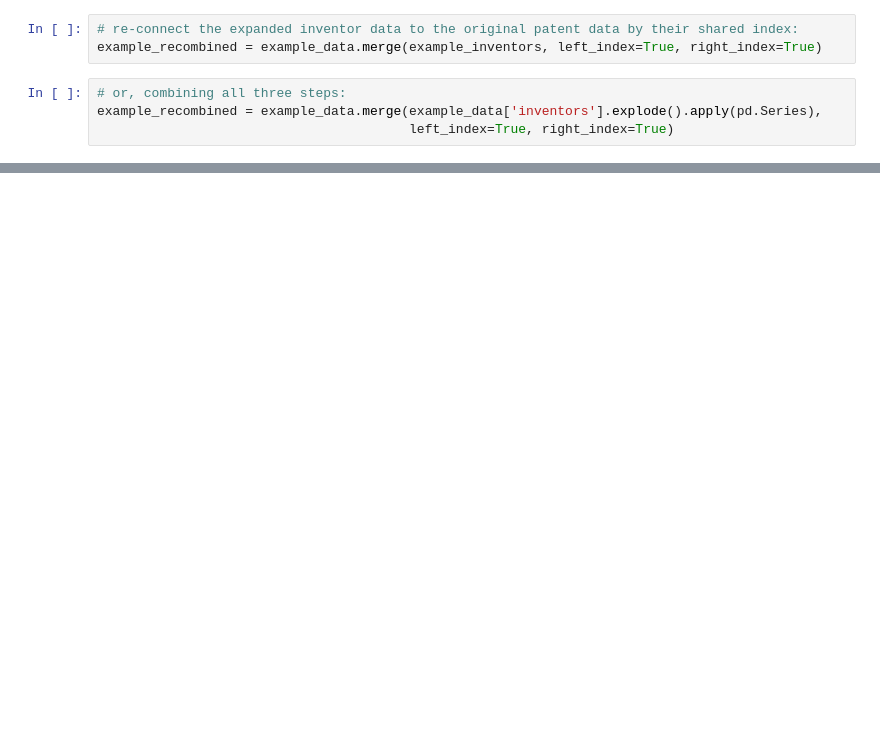
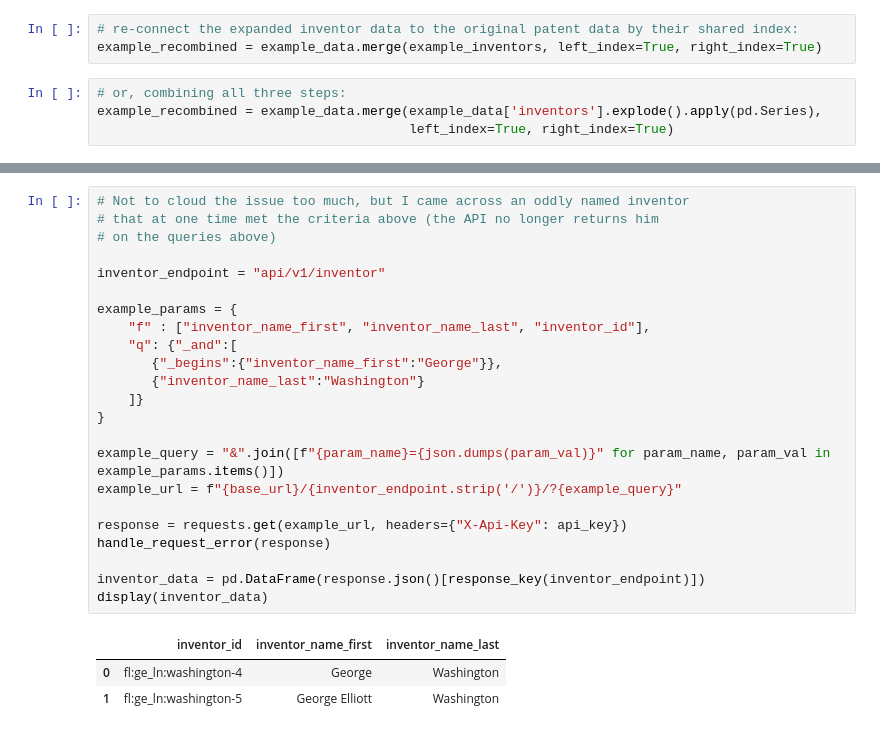
Before and after one commit to mustberuss/PatentsView-Code-Snippets, a Jupyter notebook: 07_PatentSearch_API_demo/PV PatentSearch API tutorial.ipynb, the cells around one changed output, grey strips where cells are left out. Cells and saved outputs as stored; diff of their text form; blank space fills up the shorter version.

```diff
--- a/07_PatentSearch_API_demo/PV PatentSearch API tutorial.ipynb
+++ b/07_PatentSearch_API_demo/PV PatentSearch API tutorial.ipynb
@@ -348,0 +450,27 @@ which would return only patents with one of those two `inventor_id`s among their
+# %%
+# Not to cloud the issue too much, but I came across an oddly named inventor
+# that at one time met the criteria above (the API no longer returns him
+# on the queries above)
+
+inventor_endpoint = "api/v1/inventor"
+
+example_params = {
+    "f" : ["inventor_name_first", "inventor_name_last", "inventor_id"],
+    "q": {"_and":[
+       {"_begins":{"inventor_name_first":"George"}},
+       {"inventor_name_last":"Washington"}
+    ]}
+}
+
+example_query = "&".join([f"{param_name}={json.dumps(param_val)}" for param_name, param_val in example_params.items()])
+example_url = f"{base_url}/{inventor_endpoint.strip('/')}/?{example_query}"
+
+response = requests.get(example_url, headers={"X-Api-Key": api_key})
+handle_request_error(response)
+
+inventor_data = pd.DataFrame(response.json()[response_key(inventor_endpoint)])
+display(inventor_data)
+# %% [output]
+|  | inventor_id | inventor_name_first | inventor_name_last |
+| 0 | fl:ge_ln:washington-4 | George | Washington |
+| 1 | fl:ge_ln:washington-5 | George Elliott | Washington |
```
Also changed, not shown: parts of 6 cells of this notebook.
